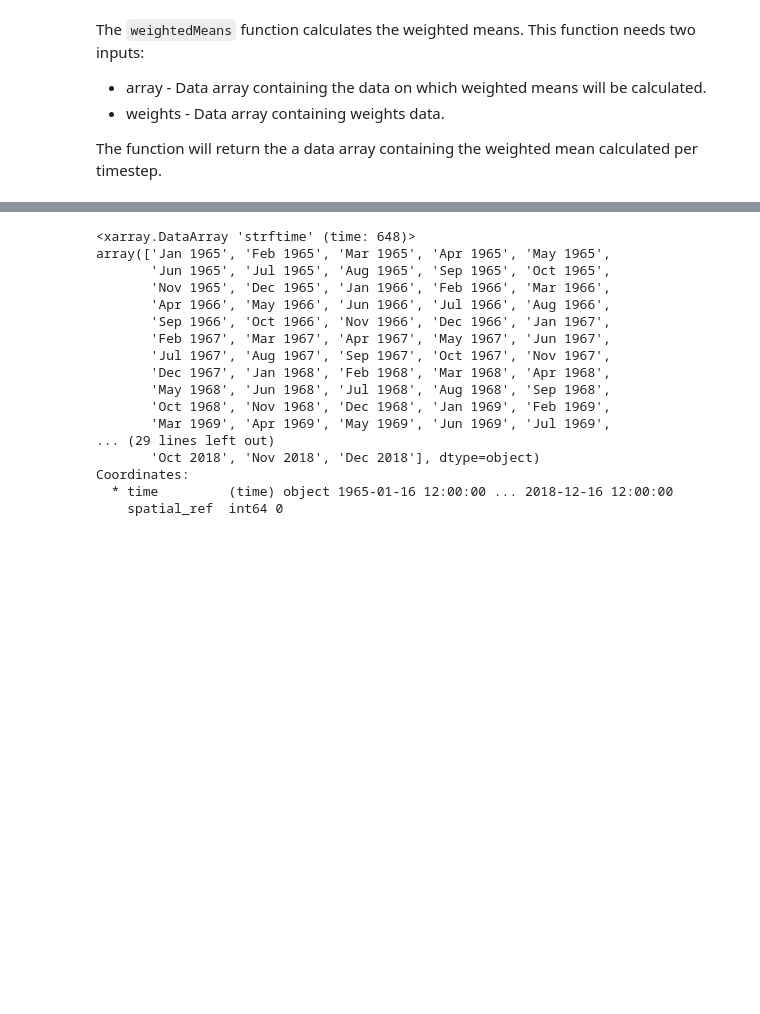
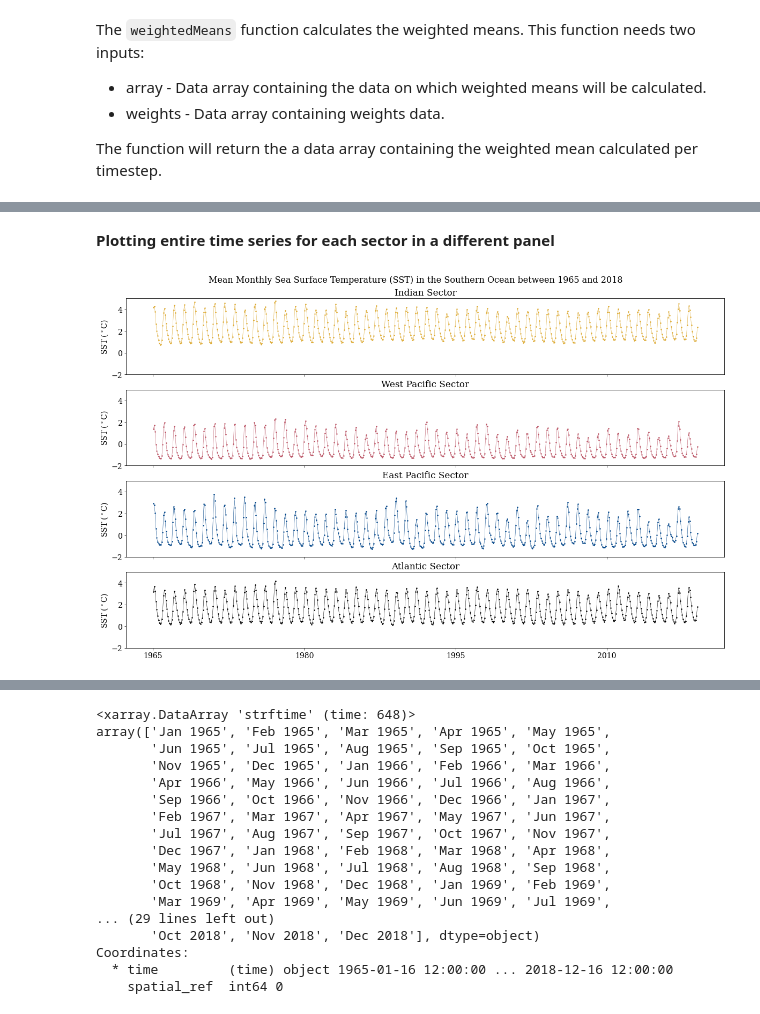
Before and after one commit to lidefi87/ACCESS_scripts_DFA, a Jupyter notebook: Scripts/ZonalStatistics.ipynb, the cells around one changed output, grey strips where cells are left out. Cells and saved outputs as stored; diff of their text form; code cells hidden in the pictures; blank space fills up the shorter version.

```diff
--- a/Scripts/ZonalStatistics.ipynb
+++ b/Scripts/ZonalStatistics.ipynb
@@ -303,0 +302,48 @@ weightedIndian.plot(figsize = (20, 4), linewidth=0.5, marker='o',markersize=1.5)
+# %% [markdown]
+**Plotting entire time series for each sector in a different panel**
+# %%
+#Create a plot that is subdivided in four rows
+fig = plt.figure(figsize = (20, 12), constrained_layout = False)
+gs = gridspec.GridSpec(nrows = 4, ncols = 1)
+
+#####Colors used for plotting are colourblind safe#####
+#Plotting Atlantic sector
+Atl = fig.add_subplot(gs[3, 0])
+weightedAtlantic.plot(linewidth=0.5, marker='o',markersize=1.5, ax = Atl, color = "#000000")
+Atl.set_xlabel("")
+Atl.set_ylabel("SST ($^\circ$C)")
+Atl.set_title("Atlantic Sector")
+
+#Plotting Indian sector - sharing x axis with Atl
+Ind = fig.add_subplot(gs[0, 0], sharex = Atl)
+weightedIndian.plot(linewidth=0.5, marker='o', markersize=1.5, ax = Ind, color = "#DDAA33")
+Ind.set_xlabel("")
+Ind.set_ylabel("SST ($^\circ$C)")
+Ind.set_title("Indian Sector")
+
+#Plotting West Pacific sector - sharing x axis with Atl
+WP = fig.add_subplot(gs[1, 0], sharex = Atl)
+weightedWP.plot(linewidth=0.5, marker='o',markersize=1.5, ax = WP, color = "#BB5566")
+WP.set_xlabel("")
+WP.set_ylabel("SST ($^\circ$C)")
+WP.set_title("West Pacific Sector")
+
+#Plotting East Pacific sector - sharing x axis with Atl
+EP = fig.add_subplot(gs[2, 0], sharex = Atl)
+weightedEP.plot(linewidth=0.5, marker='o',markersize=1.5, ax = EP, color = "#004488")
+EP.set_xlabel("")
+EP.set_ylabel("SST ($^\circ$C)")
+EP.set_title("East Pacific Sector")
+
+#Remove x tick labels so the plot does not look too crowded
+plt.setp([a.get_xticklabels() for a in [Ind, WP, EP]], visible = False)
+#Set y limits to be the same for all plots - So they can be more easily compared
+plt.setp([a.set_ylim([-2, 5]) for a in [Ind, WP, EP, Atl]])
+
+#Add a main title to the plot
+plt.suptitle('Mean Monthly Sea Surface Temperature (SST) in the Southern Ocean between 1965 and 2018', size = 16, y = 0.93)
+
+#Saving the plot
+plt.savefig('/g/data/v45/la6889/Figures/TimeSeries/SST/MeanMonthlySST_SectorsFourPanels.png', dpi = 300)
+# %% [output]
+[figure, added]
```
Also changed, not shown: parts of 17 cells of this notebook.
